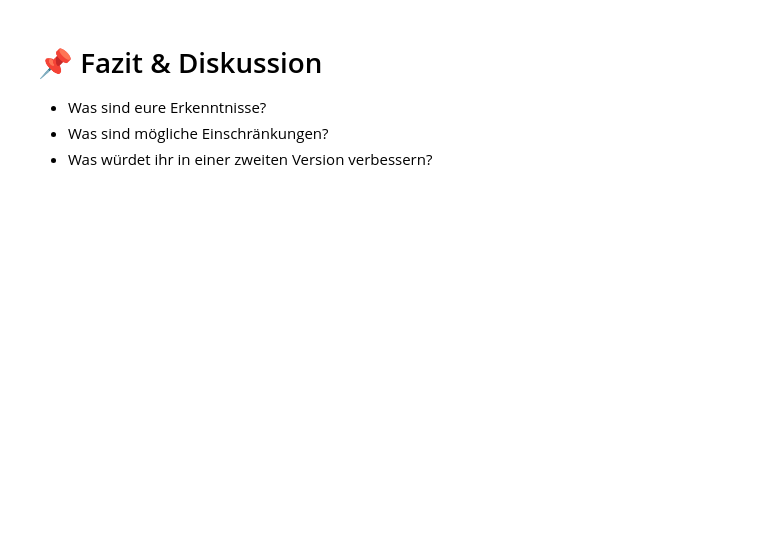
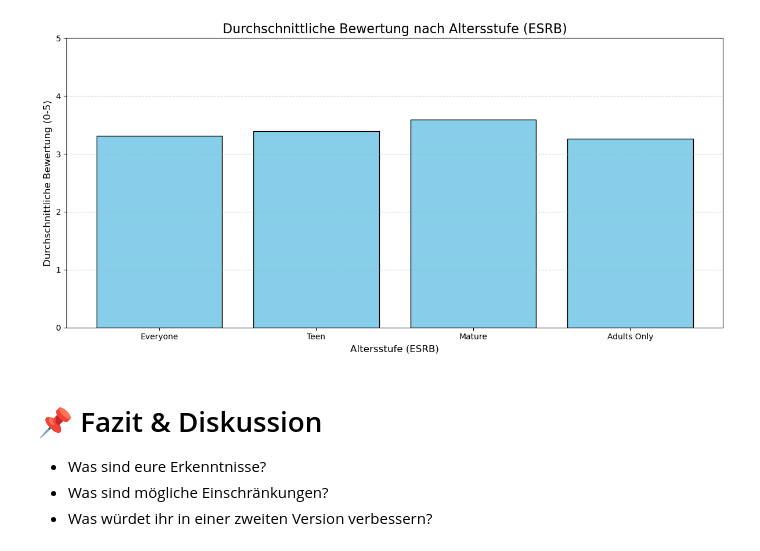
Before and after one commit to Nyma98/steamapp, a Jupyter notebook: Steam-Games_JupyerNotebook.ipynb, the cells around one changed output. Saved outputs shown, nothing was run; the diff lists cells and outputs as text; code cells hidden in the pictures; blank space fills up the shorter version.

```diff
--- a/Steam-Games_JupyerNotebook.ipynb
+++ b/Steam-Games_JupyerNotebook.ipynb
@@ -42,3 +551,35 @@ df.head()
+# %%
+import pandas as pd
+import matplotlib.pyplot as plt
+
+# CSV-Datei laden
+csv_path = 'WP4-Output/wp4_steam_esrb_ratings_20250509_224627.csv'  # Pfad zur CSV-Datei
+df = pd.read_csv(csv_path)
+
+# Altersstufen sortieren und "Everyone 10+" entfernen
+age_order = ['Everyone', 'Teen', 'Mature', 'Adults Only']
+df = df[df['esrb_rating'].isin(age_order)]  # Entferne "Everyone 10+" und andere nicht definierte Kategorien
+df['esrb_rating'] = pd.Categorical(df['esrb_rating'], categories=age_order, ordered=True)
+
+# Durchschnittliche Bewertung pro Altersstufe berechnen (mit observed=True, um die Warnung zu vermeiden)
+average_ratings = df.groupby('esrb_rating', observed=True)['rating'].mean().reset_index()
+
+# Balkendiagramm erstellen
+plt.figure(figsize=(12, 6))
+plt.bar(average_ratings['esrb_rating'], average_ratings['rating'], color='skyblue', edgecolor='black')
+
+# Plot-Details
+plt.title('Durchschnittliche Bewertung nach Altersstufe (ESRB)', fontsize=16)
+plt.xlabel('Altersstufe (ESRB)', fontsize=12)
+plt.ylabel('Durchschnittliche Bewertung (0-5)', fontsize=12)
+plt.ylim(0, 5)  # Setze die Y-Achse auf den Bereich 0 bis 5
+plt.grid(axis='y', linestyle='--', alpha=0.7)
+plt.tight_layout()
+
+# Plot anzeigen
+plt.show()
+# %% [output]
+[figure, added]
 # %%
 # 💾 Speichern in SQLite und SQL-Abfrage
 import sqlite3
```
Also changed, not shown: parts of 15 cells of this notebook.
